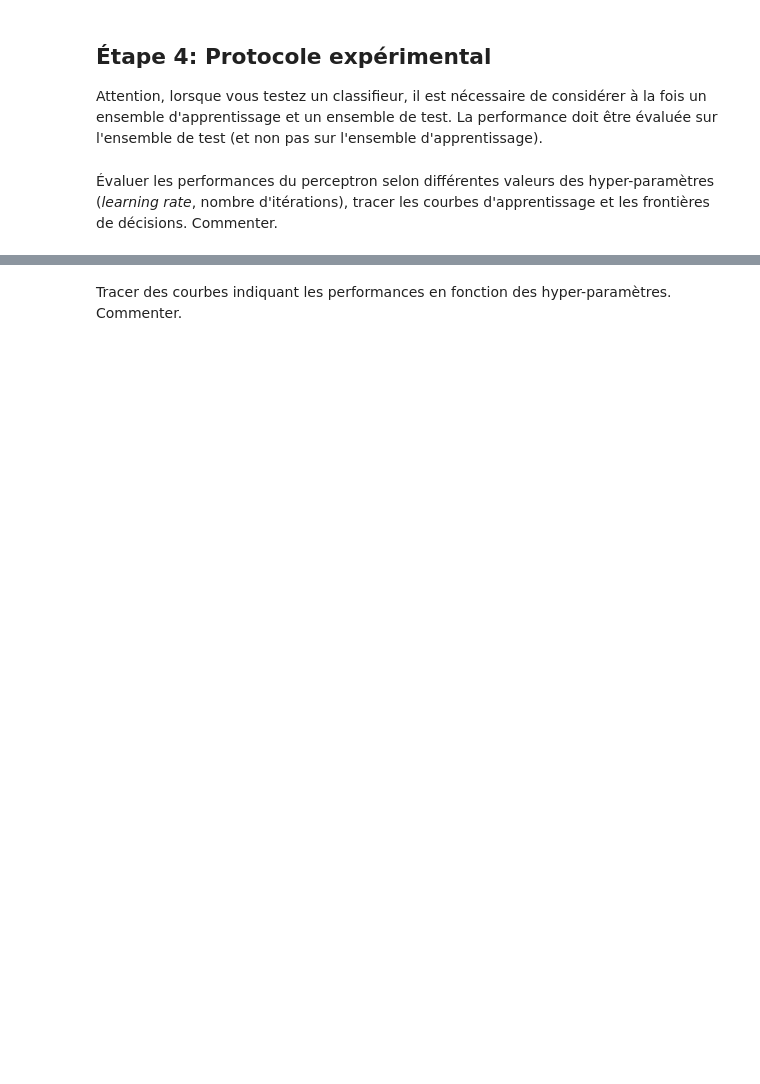
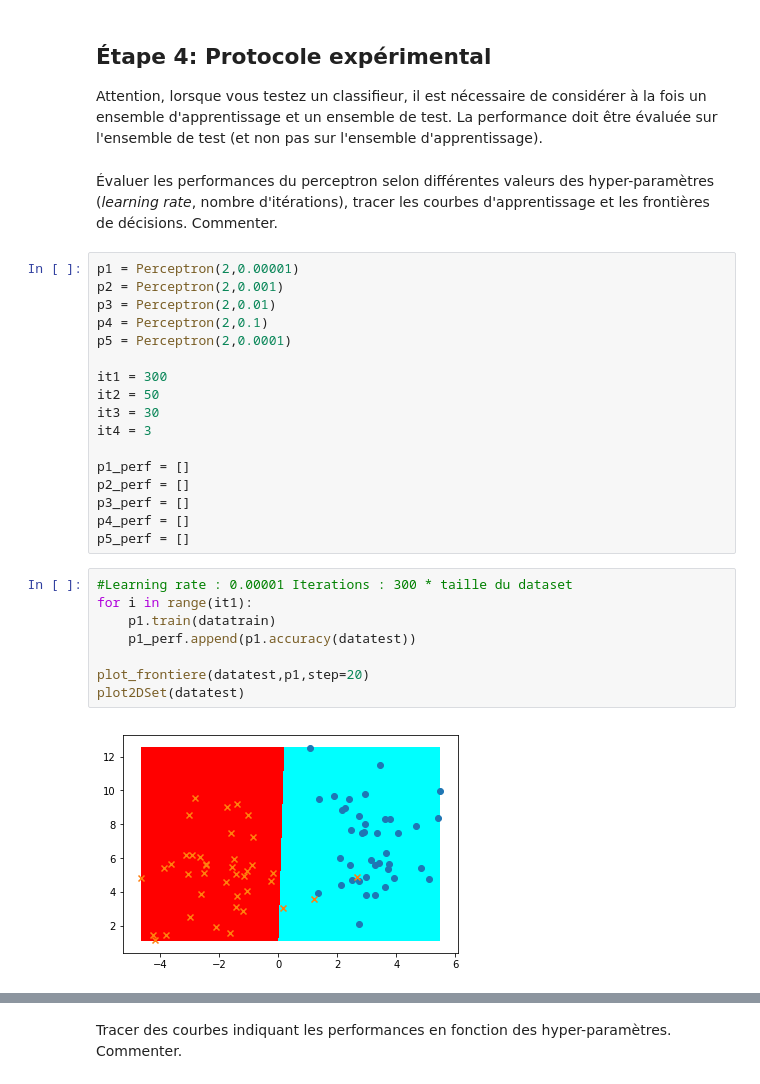
Before and after one commit to Hakimba/DataScience, a Jupyter notebook: IADS-TP3-perceptron.ipynb, the cells around one changed output, grey strips where cells are left out. Drawn from its saved outputs; the diff is of its cells as text; blank space fills up the shorter version.

```diff
--- a/IADS-TP3-perceptron.ipynb
+++ b/IADS-TP3-perceptron.ipynb
@@ -257,3 +259,30 @@ Le perceptron génère une seule droite, et il cherche a découper le dataset en
 Attention, lorsque vous testez un classifieur, il est nécessaire de considérer à la fois un ensemble d'apprentissage et un ensemble de test. La performance doit être évaluée sur l'ensemble de test (et non pas sur l'ensemble d'apprentissage).
 # %% [markdown]
 Évaluer les performances du perceptron selon différentes valeurs des hyper-paramètres (*learning rate*, nombre d'itérations), tracer les courbes d'apprentissage et les frontières de décisions. Commenter.
+# %%
+p1 = Perceptron(2,0.00001)
+p2 = Perceptron(2,0.001)
+p3 = Perceptron(2,0.01)
+p4 = Perceptron(2,0.1)
+p5 = Perceptron(2,0.0001)
+
+it1 = 300
+it2 = 50
+it3 = 30
+it4 = 3
+
+p1_perf = []
+p2_perf = []
+p3_perf = []
+p4_perf = []
+p5_perf = []
+# %%
+#Learning rate : 0.00001 Iterations : 300 * taille du dataset
+for i in range(it1):
+    p1.train(datatrain)
+    p1_perf.append(p1.accuracy(datatest))
+
+plot_frontiere(datatest,p1,step=20)
+plot2DSet(datatest)
+# %% [output]
+[figure, added]
```
Also changed, not shown: parts of 10 cells of this notebook, 2 other files.
